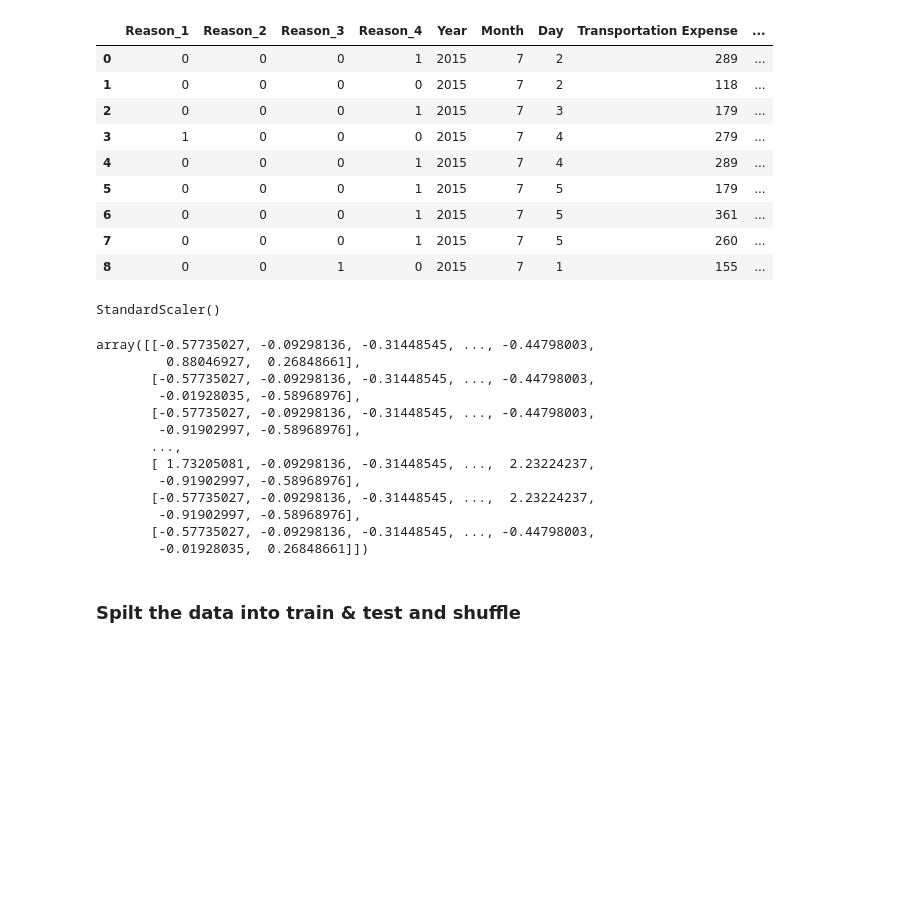
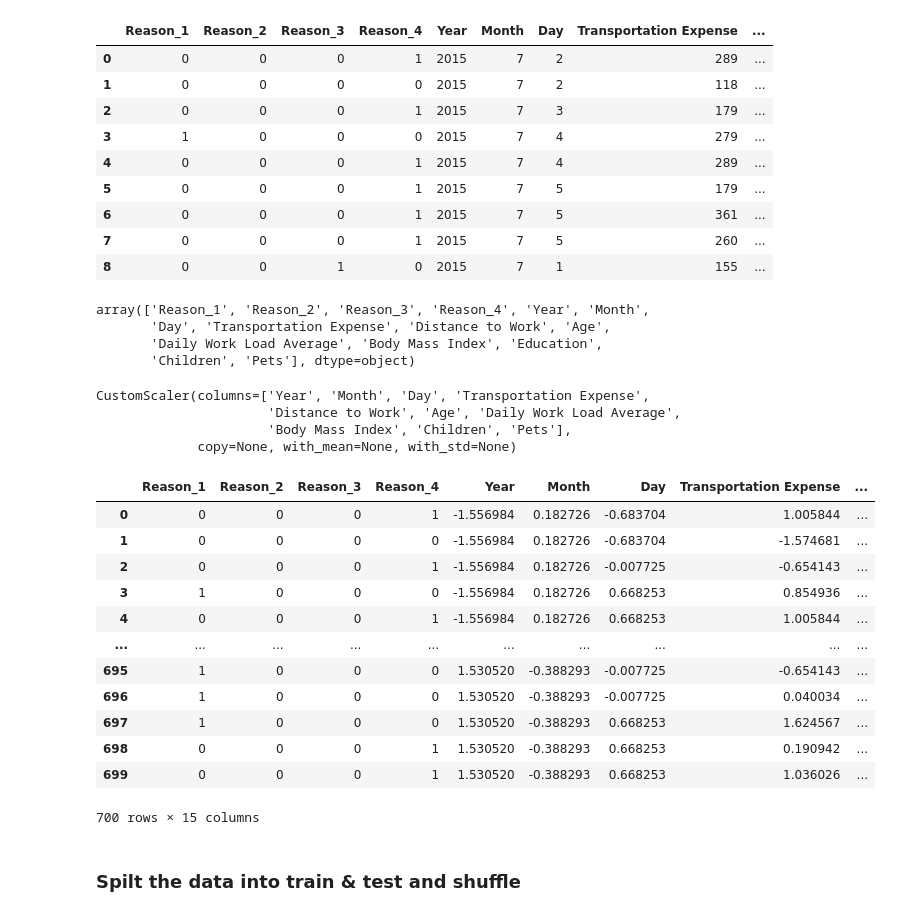
Before and after one commit to I-Sobe/absenteeism, a Jupyter notebook: scripts/machine_learning.ipynb, the cells around one changed output. Cells and saved outputs as stored; diff of their text form; code cells hidden in the pictures; blank space fills up the shorter version.

```diff
--- a/scripts/machine_learning.ipynb
+++ b/scripts/machine_learning.ipynb
@@ -134,3 +134,37 @@ unscaled_inputs.head(9)
 | 6 | 0 | 0 | 0 | 1 | 2015 | 7 | 5 | 361 | ... |
 | 7 | 0 | 0 | 0 | 1 | 2015 | 7 | 5 | 260 | ... |
 | 8 | 0 | 0 | 1 | 0 | 2015 | 7 | 1 | 155 | ... |
+# %%
+from sklearn.base import BaseEstimator, TransformerMixin
+from sklearn.preprocessing import StandardScaler
+
+# create a custom scaler so as to choose which input to standardize.
+# this allows the exclusion of the dummie varaibles columns from being standardized
+# alternatively, one can standardize the dataset before creating dummie variables.
+class CustomScaler(BaseEstimator, TransformerMixin):
+
+    def __init__(self,columns,copy=True,with_mean=True,with_std=True):
+        self.scaler = StandardScaler(copy,with_mean,with_std)
+        self.columns = columns
+        self.mean_ = None
+        self.var_ = None
+
+    def fit(self, X, y=None):
+        self.scaler.fit(X[self.columns], y)
+        self.mean_ = np.mean(X[self.columns])
+        self.var_ = np.var(X[self.columns])
+        return self
+
+    def transform(self, X, y=None, copy=None):
+        init_col_order = X.columns
+        X_scaled = pd.DataFrame(self.scaler.transform(X[self.columns]), columns=self.columns)
+        X_not_scaled = X.loc[:,~X.columns.isin(self.columns)]
+        return pd.concat([X_not_scaled, X_scaled], axis=1)[init_col_order]
+# %%
+# checking the column values in the unscaled data frame
+unscaled_inputs.columns.values
+# %% [output]
+array(['Reason_1', 'Reason_2', 'Reason_3', 'Reason_4', 'Year', 'Month',
+       'Day', 'Transportation Expense', 'Distance to Work', 'Age',
+       'Daily Work Load Average', 'Body Mass Index', 'Education',
+       'Children', 'Pets'], dtype=object)
@@ -137,26 +176,29 @@ unscaled_inputs.head(9)
 # %%
 # fit input data (calculate and store the mean and SD)
-absenteeism_scalar.fit(unscaled_inputs)
+absenteeism_scaler.fit(unscaled_inputs)
 # %% [output]
-StandardScaler()
+CustomScaler(columns=['Year', 'Month', 'Day', 'Transportation Expense',
+                      'Distance to Work', 'Age', 'Daily Work Load Average',
+                      'Body Mass Index', 'Children', 'Pets'],
+             copy=None, with_mean=None, with_std=None)
 # %%
 # transforming the unscaled inputs with the information contained in the absenteeism scalar. ie subtracting by the mean and dividing by the SD
-scaled_inputs = absenteeism_scalar.transform(unscaled_inputs)
+scaled_inputs = absenteeism_scaler.transform(unscaled_inputs)
 scaled_inputs
 # %% [output]
+|  | Reason_1 | Reason_2 | Reason_3 | Reason_4 | Year | Month | Day | Transportation Expense | ... |
+| 0 | 0 | 0 | 0 | 1 | -1.556984 | 0.182726 | -0.683704 | 1.005844 | ... |
+| 1 | 0 | 0 | 0 | 0 | -1.556984 | 0.182726 | -0.683704 | -1.574681 | ... |
+| 2 | 0 | 0 | 0 | 1 | -1.556984 | 0.182726 | -0.007725 | -0.654143 | ... |
+| 3 | 1 | 0 | 0 | 0 | -1.556984 | 0.182726 | 0.668253 | 0.854936 | ... |
+| 4 | 0 | 0 | 0 | 1 | -1.556984 | 0.182726 | 0.668253 | 1.005844 | ... |
+| ... | ... | ... | ... | ... | ... | ... | ... | ... | ... |
+| 695 | 1 | 0 | 0 | 0 | 1.530520 | -0.388293 | -0.007725 | -0.654143 | ... |
+| 696 | 1 | 0 | 0 | 0 | 1.530520 | -0.388293 | -0.007725 | 0.040034 | ... |
+| 697 | 1 | 0 | 0 | 0 | 1.530520 | -0.388293 | 0.668253 | 1.624567 | ... |
+| 698 | 0 | 0 | 0 | 1 | 1.530520 | -0.388293 | 0.668253 | 0.190942 | ... |
+| 699 | 0 | 0 | 0 | 1 | 1.530520 | -0.388293 | 0.668253 | 1.036026 | ... |
-array([[-0.57735027, -0.09298136, -0.31448545, ..., -0.44798003,
-         0.88046927,  0.26848661],
-       [-0.57735027, -0.09298136, -0.31448545, ..., -0.44798003,
-        -0.01928035, -0.58968976],
-       [-0.57735027, -0.09298136, -0.31448545, ..., -0.44798003,
-        -0.91902997, -0.58968976],
-       ...,
-       [ 1.73205081, -0.09298136, -0.31448545, ...,  2.23224237,
-        -0.91902997, -0.58968976],
-       [-0.57735027, -0.09298136, -0.31448545, ...,  2.23224237,
-        -0.91902997, -0.58968976],
-       [-0.57735027, -0.09298136, -0.31448545, ..., -0.44798003,
-        -0.01928035,  0.26848661]])
+700 rows × 15 columns
 # %% [markdown]
 ### Spilt the data into train & test and shuffle
 # %%
```
Also changed, not shown: parts of 18 cells of this notebook.
